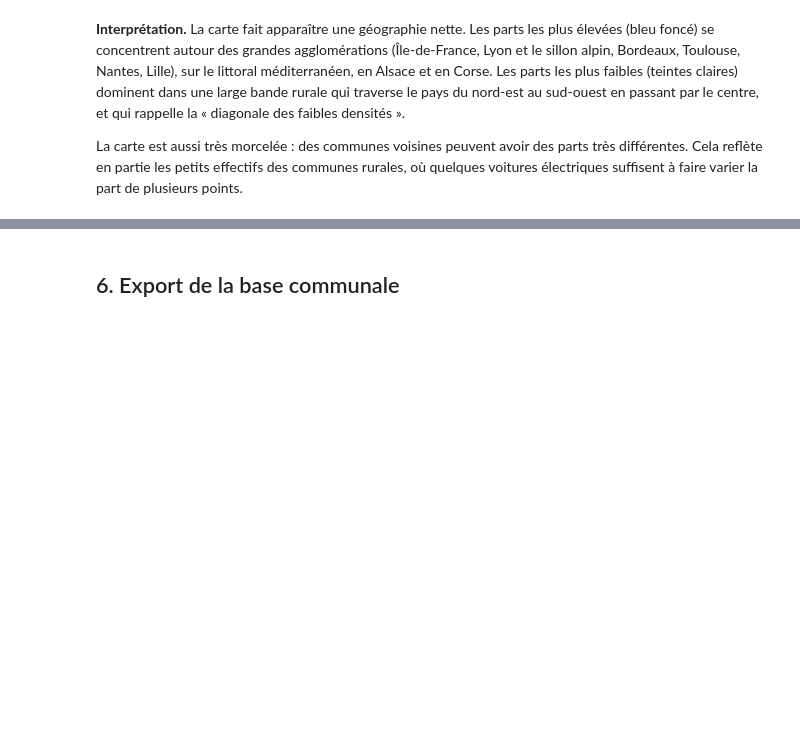
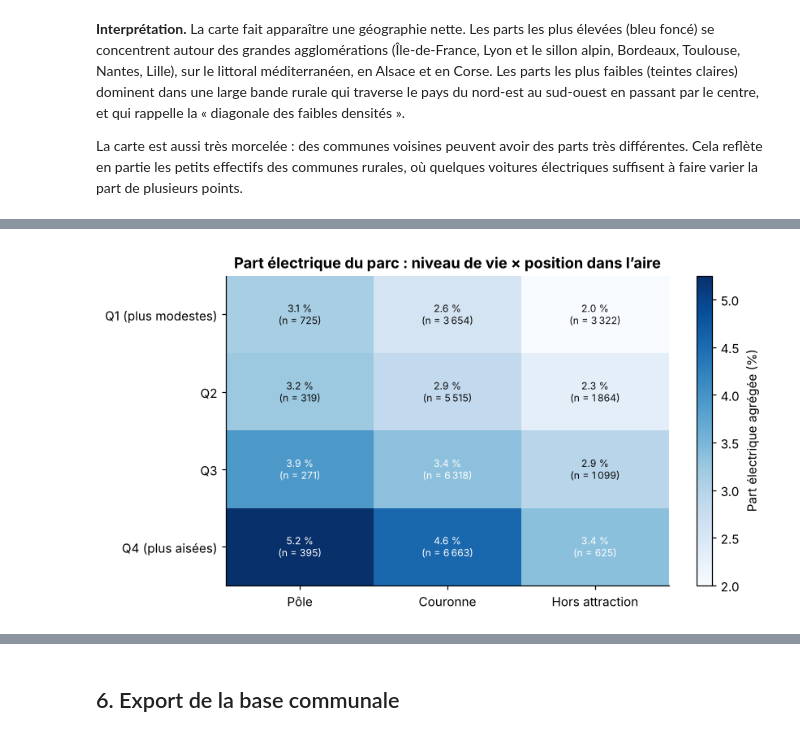
Before and after one commit to nathanbouchema-creator/projet-voiture-electrique, a Jupyter notebook: notebook.ipynb, the cells around one changed output, grey strips where cells are left out. Cells and saved outputs as stored; diff of their text form; code cells hidden in the pictures; blank space fills up the shorter version.

```diff
--- a/notebook.ipynb
+++ b/notebook.ipynb
@@ -346,0 +435,12 @@ La carte est aussi très morcelée : des communes voisines peuvent avoir des par
+# %%
+# Part électrique agrégée du parc dans chaque case quartile de revenu x position dans l'aire
+if bornes_revenu is not None:
+    parts_croisees, n_croises = indicateurs.tableau_croise(base, "groupe_revenu", "position_aav", "parc")
+    graphiques.tracer_matrice(
+        parts_croisees, n_croises,
+        "Part électrique du parc : niveau de vie × position dans l’aire",
+        "matrice_revenu_position",
+    )
+    plt.show()
+# %% [output]
+[figure, added]
```
Also changed, not shown: parts of 18 cells of this notebook.
